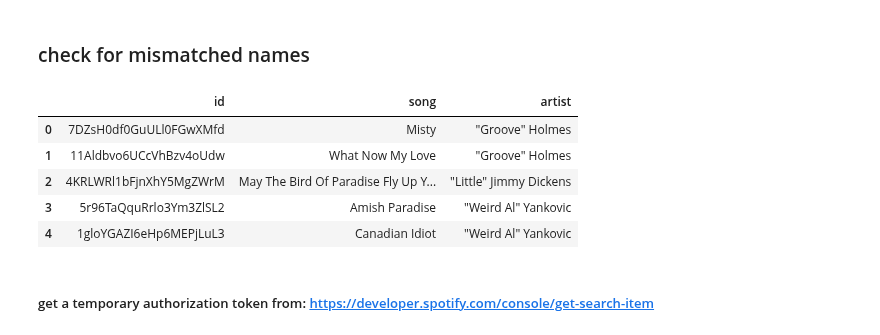
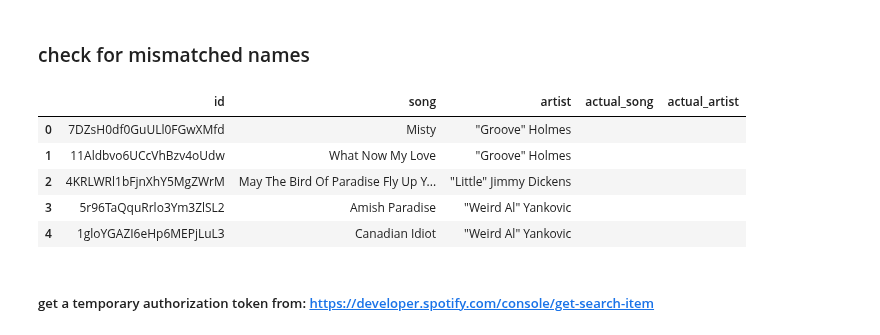
Before and after one commit to KevinCarr42/Billboard-100-Audio-Feature-Analytics, a Jupyter notebook: Kevin 820 4. Pre-Processing Outliers.ipynb, the cells around one changed output. Cells and saved outputs as stored; diff of their text form; code cells hidden in the pictures.

```diff
--- a/Kevin 820 4. Pre-Processing Outliers.ipynb
+++ b/Kevin 820 4. Pre-Processing Outliers.ipynb
@@ -410,15 +411,19 @@ df_10M[df_10M.id==id_from_shortest_song]
 # %%
 matching_B100 = df_B100_songs[['id', 'song', 'artist']].copy()
 matching_B100 = matching_B100.dropna().reset_index(drop=True)
 track_id_list = matching_B100.id.tolist()
+
+matching_B100['actual_song'] = ''
+matching_B100['actual_artist'] = ''
+
 matching_B100.head()
 # %% [output]
-|  | id | song | artist |
-| 0 | 7DZsH0df0GuULl0FGwXMfd | Misty | "Groove" Holmes |
-| 1 | 11Aldbvo6UCcVhBzv4oUdw | What Now My Love | "Groove" Holmes |
-| 2 | 4KRLWRl1bFjnXhY5MgZWrM | May The Bird Of Paradise Fly Up Y... | "Little" Jimmy Dickens |
-| 3 | 5r96TaQquRrlo3Ym3ZlSL2 | Amish Paradise | "Weird Al" Yankovic |
-| 4 | 1gloYGAZI6eHp6MEPjLuL3 | Canadian Idiot | "Weird Al" Yankovic |
+|  | id | song | artist | actual_song | actual_artist |
+| 0 | 7DZsH0df0GuULl0FGwXMfd | Misty | "Groove" Holmes |  |  |
+| 1 | 11Aldbvo6UCcVhBzv4oUdw | What Now My Love | "Groove" Holmes |  |  |
+| 2 | 4KRLWRl1bFjnXhY5MgZWrM | May The Bird Of Paradise Fly Up Y... | "Little" Jimmy Dickens |  |  |
+| 3 | 5r96TaQquRrlo3Ym3ZlSL2 | Amish Paradise | "Weird Al" Yankovic |  |  |
+| 4 | 1gloYGAZI6eHp6MEPjLuL3 | Canadian Idiot | "Weird Al" Yankovic |  |  |
 # %% [markdown]
 ##### get a temporary authorization token from: https://developer.spotify.com/console/get-search-item
 # %%
```
Also changed, not shown: parts of 6 cells of this notebook, 3 other files.
